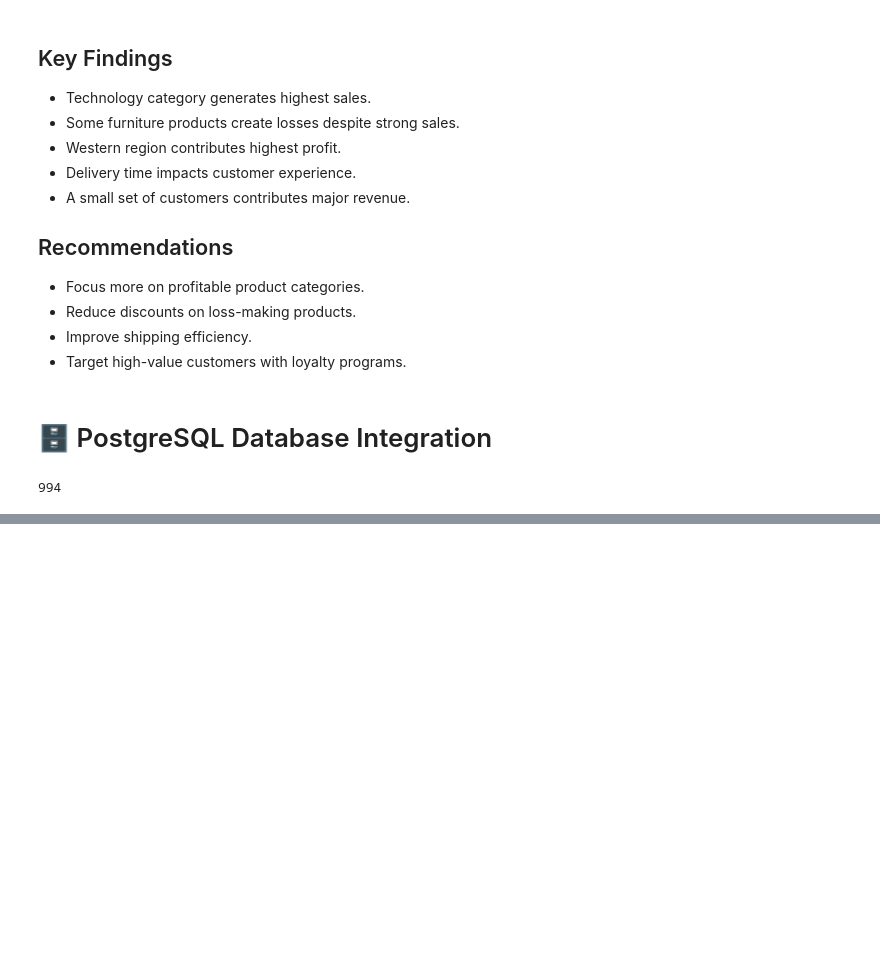
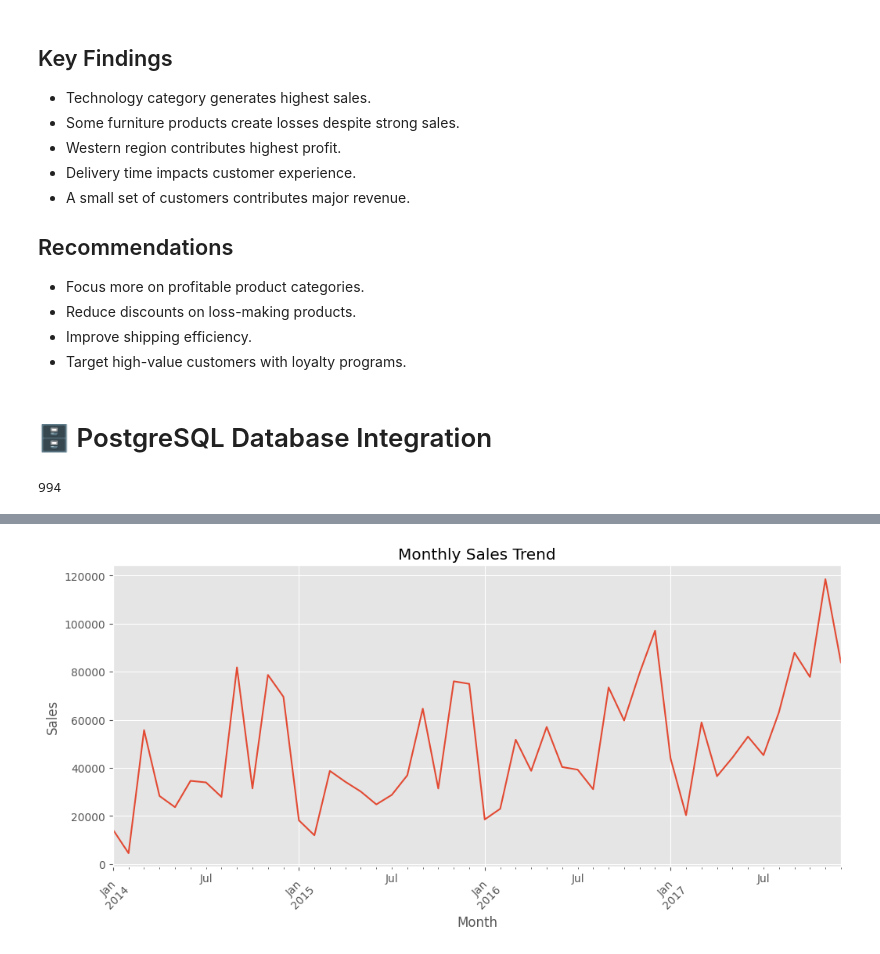
Before and after one commit to 24f2006167/retail-sales-analytics, a Jupyter notebook: notebooks/analysis.ipynb, the cells around one changed output, grey strips where cells are left out. Drawn from its saved outputs; the diff is of its cells as text; code cells hidden in the pictures; blank space fills up the shorter version.

```diff
--- a/notebooks/analysis.ipynb
+++ b/notebooks/analysis.ipynb
@@ -340,0 +434,20 @@ df.to_sql(
+# %%
+df['Month'] = df['Order Date'].dt.to_period('M')
+
+monthly_sales = df.groupby('Month')['Sales'].sum()
+
+plt.figure(figsize=(12,5))
+
+monthly_sales.plot()
+
+plt.title('Monthly Sales Trend')
+plt.xlabel('Month')
+plt.ylabel('Sales')
+
+plt.xticks(rotation=45)
+
+plt.savefig('../screenshots/monthly_sales_trend.png')
+
+plt.show()
+# %% [output]
+[figure, added]
```
Also changed, not shown: parts of 11 cells of this notebook, 5 other files.
